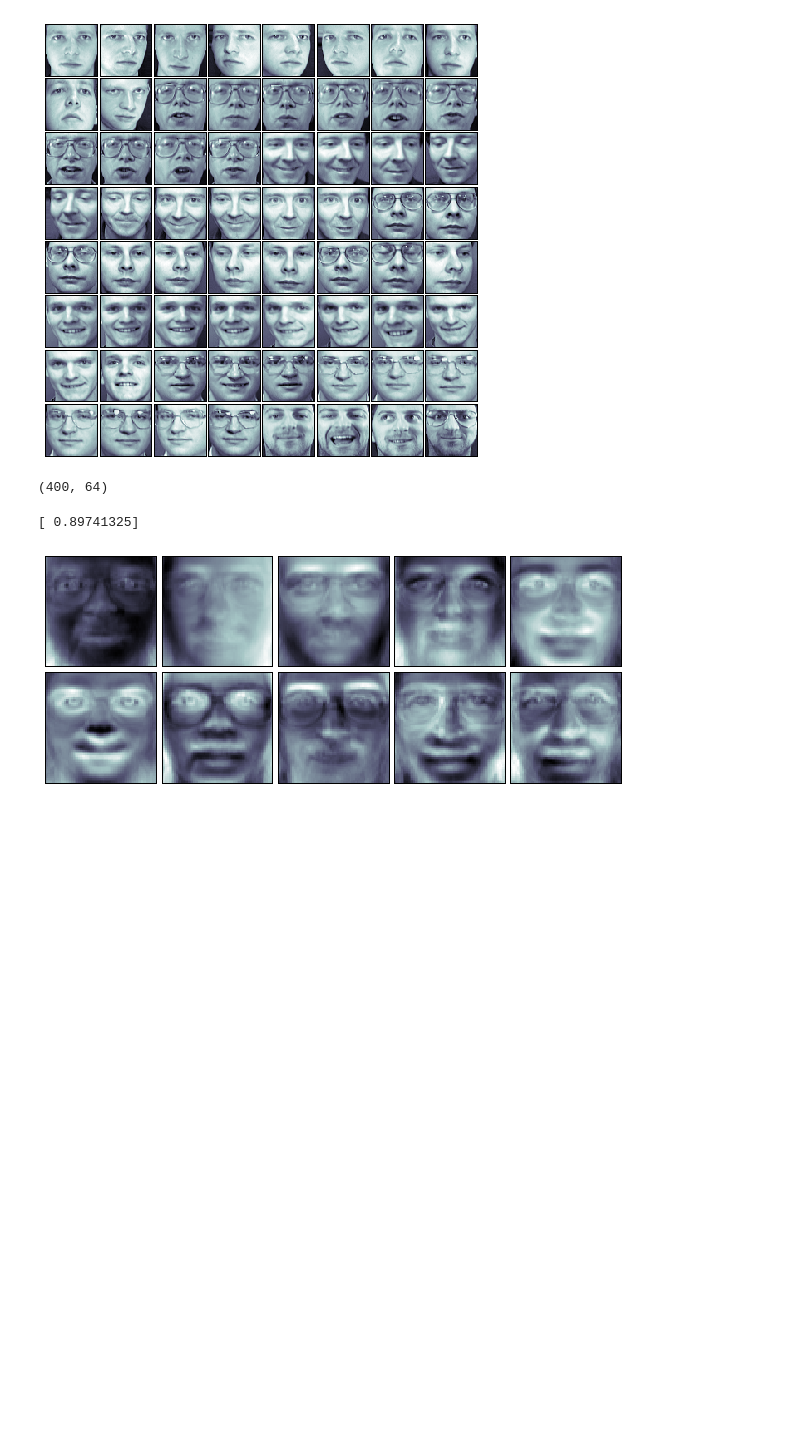
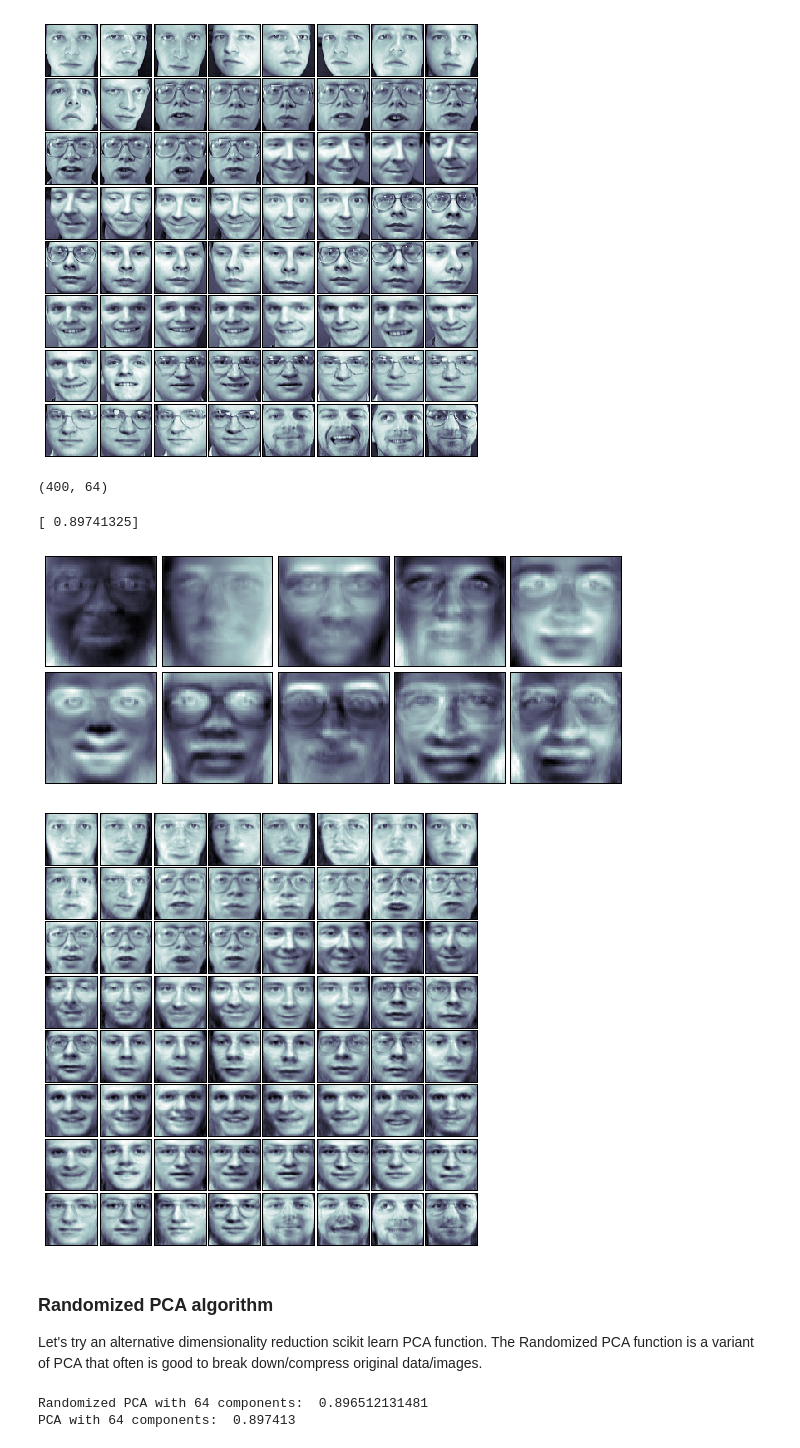
Before and after one commit to JamesByers/GA-SEA-DAT2, a Jupyter notebook: notebooks/14_PCA_images.ipynb, the cells around one changed output. Saved outputs shown, nothing was run; the diff lists cells and outputs as text; code cells hidden in the pictures; blank space fills up the shorter version.

```diff
--- a/notebooks/14_PCA_images.ipynb
+++ b/notebooks/14_PCA_images.ipynb
@@ -86,11 +86,40 @@ for i in range(10):
 # %% [output]
 [figure]
 # %%
-# Awesome, let's now try to reconstruct the images using the new reduced dataset. In other words, we transformed the
-# 64x64 pixel images into 8x8 images. Now to visualize how these images look we need to inverse transform the 8x8 images
-# back to 64x64 dimension. Note that we're not reverting back to the original data, we're simply going back to the
+# Awesome, let's now try to reconstruct the images using the new reduced dataset.
+# In other words, we transformed the
+# 64x64 pixel images into 8x8 images. Now to visualize how these images look we need to inverse transform
+# the 8x8 images back to 64x64 dimension.
+# Note that we're not reverting back to the original data, we're simply going back to the
 # actual dimension of the original images so we can visualize them.
 
 X_inv_proj = pca_oliv.inverse_transform(X_proj)
 #reshaping as 400 images of 64x64 dimension
 X_proj_img = np.reshape(X_inv_proj,(400,64,64))
+
+#Setup a figure 8 inches by 8 inches
+fig = plt.figure(figsize=(6,6))
+fig.subplots_adjust(left=0, right=1, bottom=0, top=1, hspace=0.05, wspace=0.05)
+
+# plot the faces, each image is 64 by 64 dimension but 8x8 pixels
+for i in range(64):
+    ax = fig.add_subplot(8, 8, i+1, xticks=[], yticks=[])
+    ax.imshow(X_proj_img[i], cmap=plt.cm.bone, interpolation='nearest')
+
+# This is not bad at all, the image still looks pretty good but the finer details are missing,
+# which is okay considering we've reduced dimensionality (and image file size) by 64 times.
+# %% [output]
+[figure, added]
+# %% [markdown]
+### Randomized PCA algorithm
+Let's try an alternative dimensionality reduction scikit learn PCA function.  The Randomized PCA function is a variant of PCA that often is good to break down/compress original data/images.
+# %%
+from sklearn.decomposition import RandomizedPCA
+rpca_oliv = RandomizedPCA(64).fit(X)
+print "Randomized PCA with 64 components: ", np.sum(rpca_oliv.explained_variance_ratio_)
+print "PCA with 64 components: ", np.sum(pca_oliv.explained_variance_ratio_)
+
+#The cumulative explained variance doesn't tell us much. It actually is slightly less than PCA.
+# %% [output]
+Randomized PCA with 64 components:  0.896512131481
+PCA with 64 components:  0.897413
```
Also changed, not shown: parts of 13 cells of this notebook.
